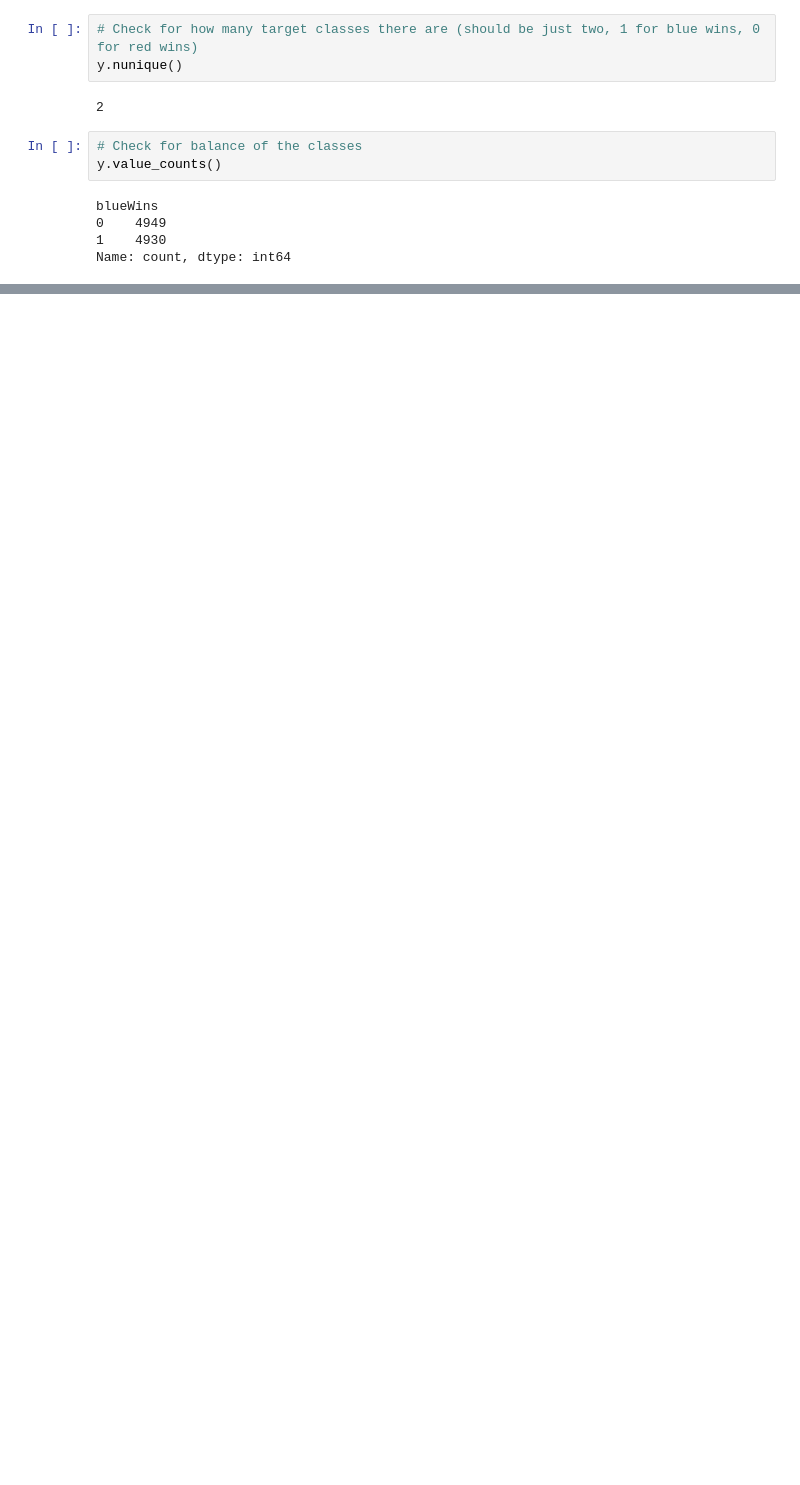
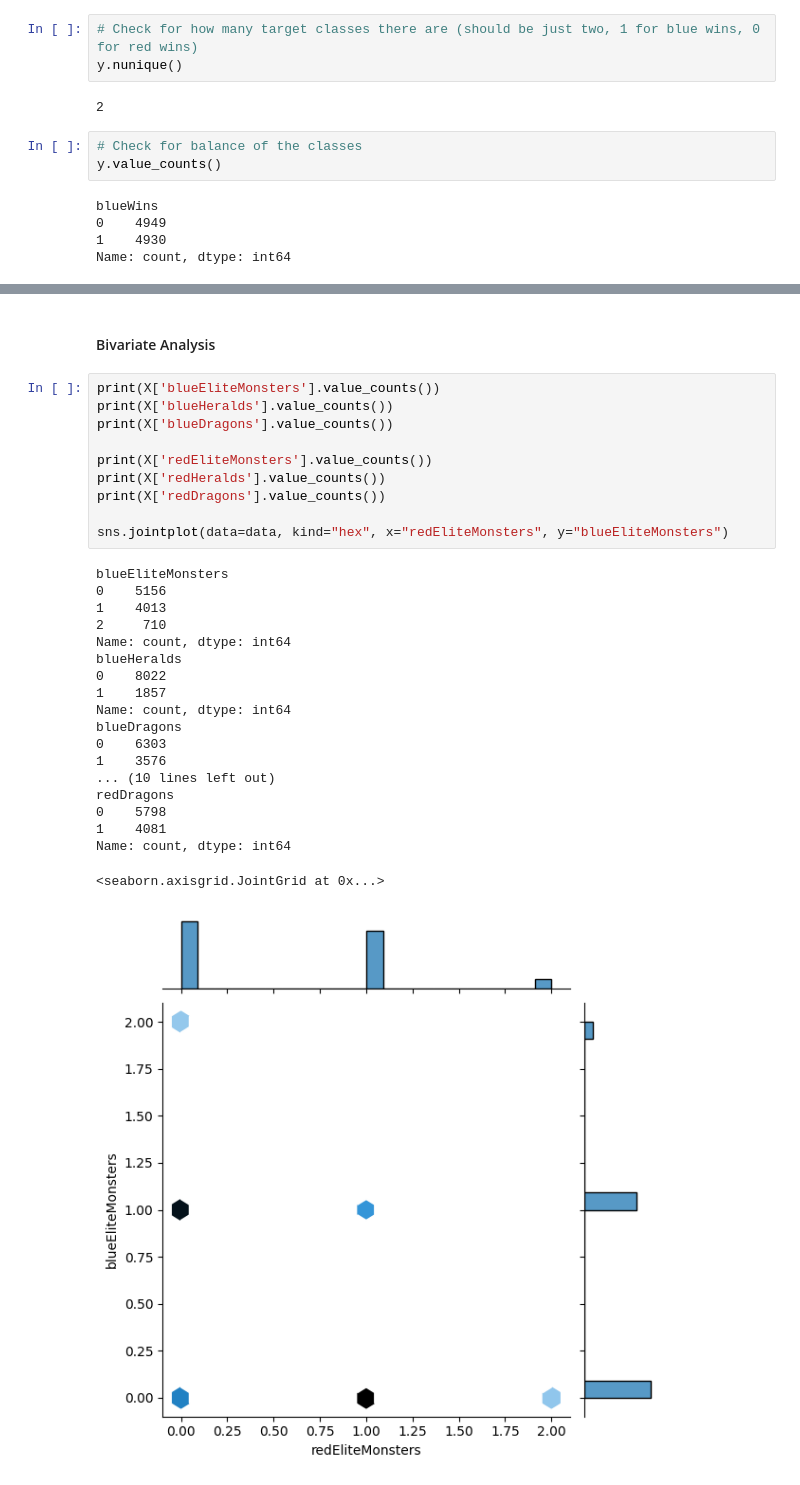
Before and after one commit to DiskoTecha/Lol10MinWinClassification, a Jupyter notebook: Lol10MinWinClassification.ipynb, the cells around one changed output, grey strips where cells are left out. Saved outputs shown, nothing was run; the diff lists cells and outputs as text; blank space fills up the shorter version.

Commit message:
Add intro paragraph, further data analysis, further model selection

```diff
--- a/Lol10MinWinClassification.ipynb
+++ b/Lol10MinWinClassification.ipynb
@@ -115,0 +189,32 @@ Name: count, dtype: int64
+# %% [markdown]
+<h4>Bivariate Analysis</h4>
+# %%
+print(X['blueEliteMonsters'].value_counts())
+print(X['blueHeralds'].value_counts())
+print(X['blueDragons'].value_counts())
+
+print(X['redEliteMonsters'].value_counts())
+print(X['redHeralds'].value_counts())
+print(X['redDragons'].value_counts())
+
+sns.jointplot(data=data, kind="hex", x="redEliteMonsters", y="blueEliteMonsters")
+# %% [output]
+blueEliteMonsters
+0    5156
+1    4013
+2     710
+Name: count, dtype: int64
+blueHeralds
+0    8022
+1    1857
+Name: count, dtype: int64
+blueDragons
+0    6303
+1    3576
+... (10 lines left out)
+redDragons
+0    5798
+1    4081
+Name: count, dtype: int64
+<seaborn.axisgrid.JointGrid at 0x...>
+[figure, added]
```
Also changed, not shown: parts of 53 cells of this notebook.
